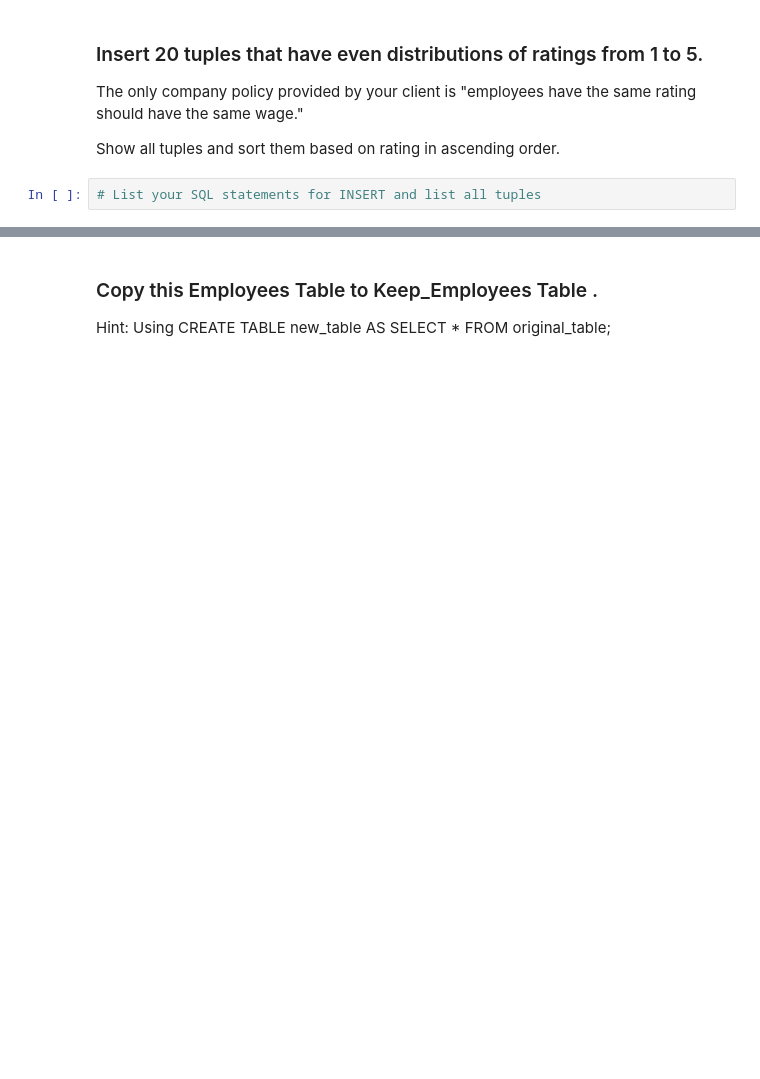
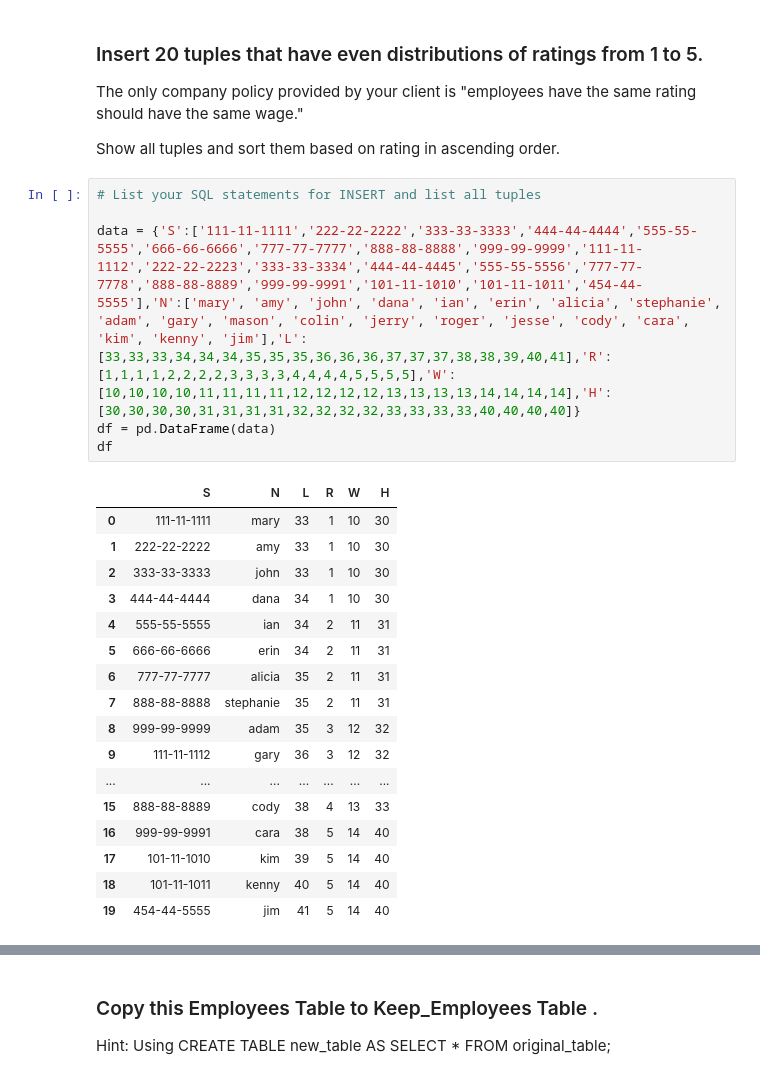
Before and after one commit to may96cc/f21dsa7030, a Jupyter notebook: module7/exercises/TasteOfAnomaliesNF.ipynb, the cells around one changed output, grey strips where cells are left out. Cells and saved outputs as stored; diff of their text form; blank space fills up the shorter version.

```diff
--- a/module7/exercises/TasteOfAnomaliesNF.ipynb
+++ b/module7/exercises/TasteOfAnomaliesNF.ipynb
@@ -14,5 +45,27 @@
 The only company policy provided by your client is "employees have the same rating should have the same wage."
 
 Show all tuples and sort them based on rating in ascending order.
-# %%
-# List your SQL statements for INSERT and list all tuples
+# %%
+# List your SQL statements for INSERT and list all tuples
+
+data = {'S':['111-11-1111','222-22-2222','333-33-3333','444-44-4444','555-55-5555','666-66-6666','777-77-7777','888-88-8888','999-99-9999','111-11-1112','222-22-2223','333-33-3334','444-44-4445','555-55-5556','777-77-7778','888-88-8889','999-99-9991','101-11-1010','101-11-1011','454-44-5555'],'N':['mary', 'amy', 'john', 'dana', 'ian', 'erin', 'alicia', 'stephanie', 'adam', 'gary', 'mason', 'colin', 'jerry', 'roger', 'jesse', 'cody', 'cara', 'kim', 'kenny', 'jim'],'L':[33,33,33,34,34,34,35,35,35,36,36,36,37,37,37,38,38,39,40,41],'R':[1,1,1,1,2,2,2,2,3,3,3,3,4,4,4,4,5,5,5,5],'W':[10,10,10,10,11,11,11,11,12,12,12,12,13,13,13,13,14,14,14,14],'H':[30,30,30,30,31,31,31,31,32,32,32,32,33,33,33,33,40,40,40,40]}
+df = pd.DataFrame(data)
+df
+# %% [output]
+|  | S | N | L | R | W | H |
+| 0 | 111-11-1111 | mary | 33 | 1 | 10 | 30 |
+| 1 | 222-22-2222 | amy | 33 | 1 | 10 | 30 |
+| 2 | 333-33-3333 | john | 33 | 1 | 10 | 30 |
+| 3 | 444-44-4444 | dana | 34 | 1 | 10 | 30 |
+| 4 | 555-55-5555 | ian | 34 | 2 | 11 | 31 |
+| 5 | 666-66-6666 | erin | 34 | 2 | 11 | 31 |
+| 6 | 777-77-7777 | alicia | 35 | 2 | 11 | 31 |
+| 7 | 888-88-8888 | stephanie | 35 | 2 | 11 | 31 |
+| 8 | 999-99-9999 | adam | 35 | 3 | 12 | 32 |
+| 9 | 111-11-1112 | gary | 36 | 3 | 12 | 32 |
+| ... | ... | ... | ... | ... | ... | ... |
+| 15 | 888-88-8889 | cody | 38 | 4 | 13 | 33 |
+| 16 | 999-99-9991 | cara | 38 | 5 | 14 | 40 |
+| 17 | 101-11-1010 | kim | 39 | 5 | 14 | 40 |
+| 18 | 101-11-1011 | kenny | 40 | 5 | 14 | 40 |
+| 19 | 454-44-5555 | jim | 41 | 5 | 14 | 40 |
```
Also changed, not shown: parts of 53 cells of this notebook.
